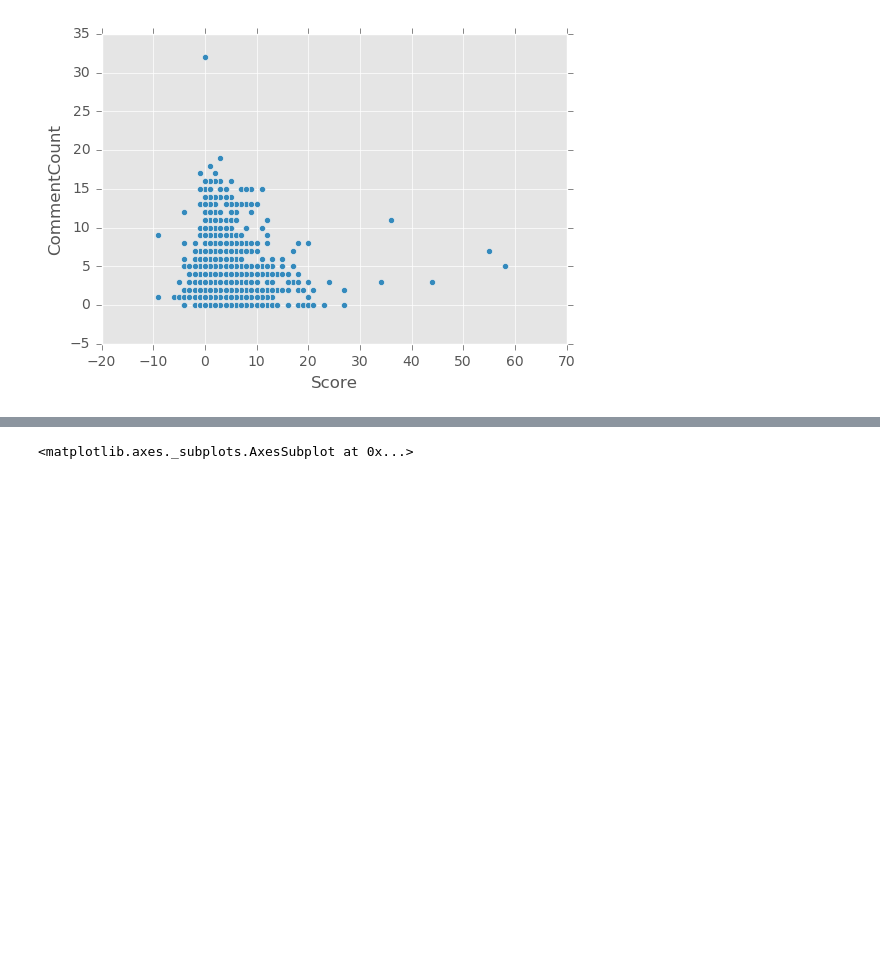
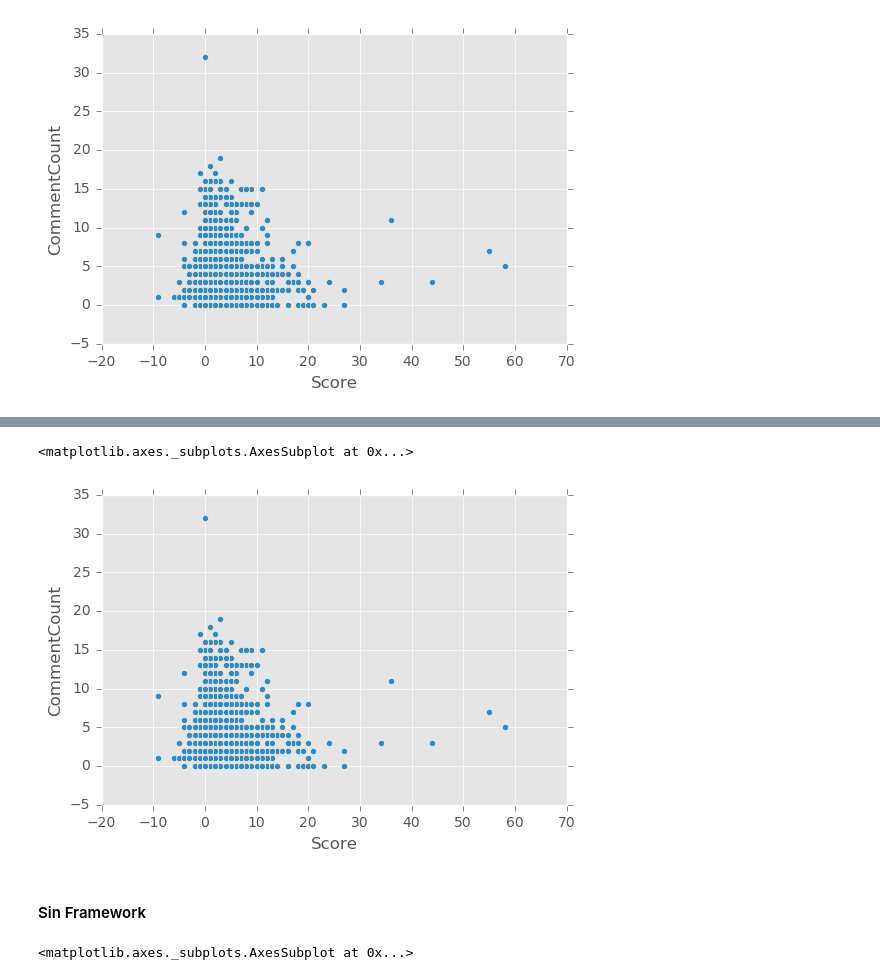
Before and after one commit to JavierCVilla/Master-bgde, a Jupyter notebook: sesion4/sesion4.ipynb, the cells around one changed output, grey strips where cells are left out. Drawn from its saved outputs; the diff is of its cells as text; code cells hidden in the pictures; blank space fills up the shorter version.

```diff
--- a/sesion4/sesion4.ipynb
+++ b/sesion4/sesion4.ipynb
@@ -739,0 +777,10 @@ df.plot.scatter(x='Score', y='CommentCount');
+# %%
+post_score_comments = posts.aggregate([
+        {'$project':{
+            'Score': 1,
+            'CommentCount': 1
+        }}
+        ])
+
+c = list(post_score_comments)
+c[:5]
@@ -740 +803,9 @@ df.plot.scatter(x='Score', y='CommentCount');
+# %%
+post_sc_agg_df = pd.DataFrame(c)
+post_sc_agg_df.plot.scatter(x='Score', y='CommentCount')
+# %% [output]
+<matplotlib.axes._subplots.AxesSubplot at 0x...>
+[figure, added]
+# %% [markdown]
+#### Sin Framework
 # %%
```
Also changed, not shown: parts of 83 cells of this notebook.
